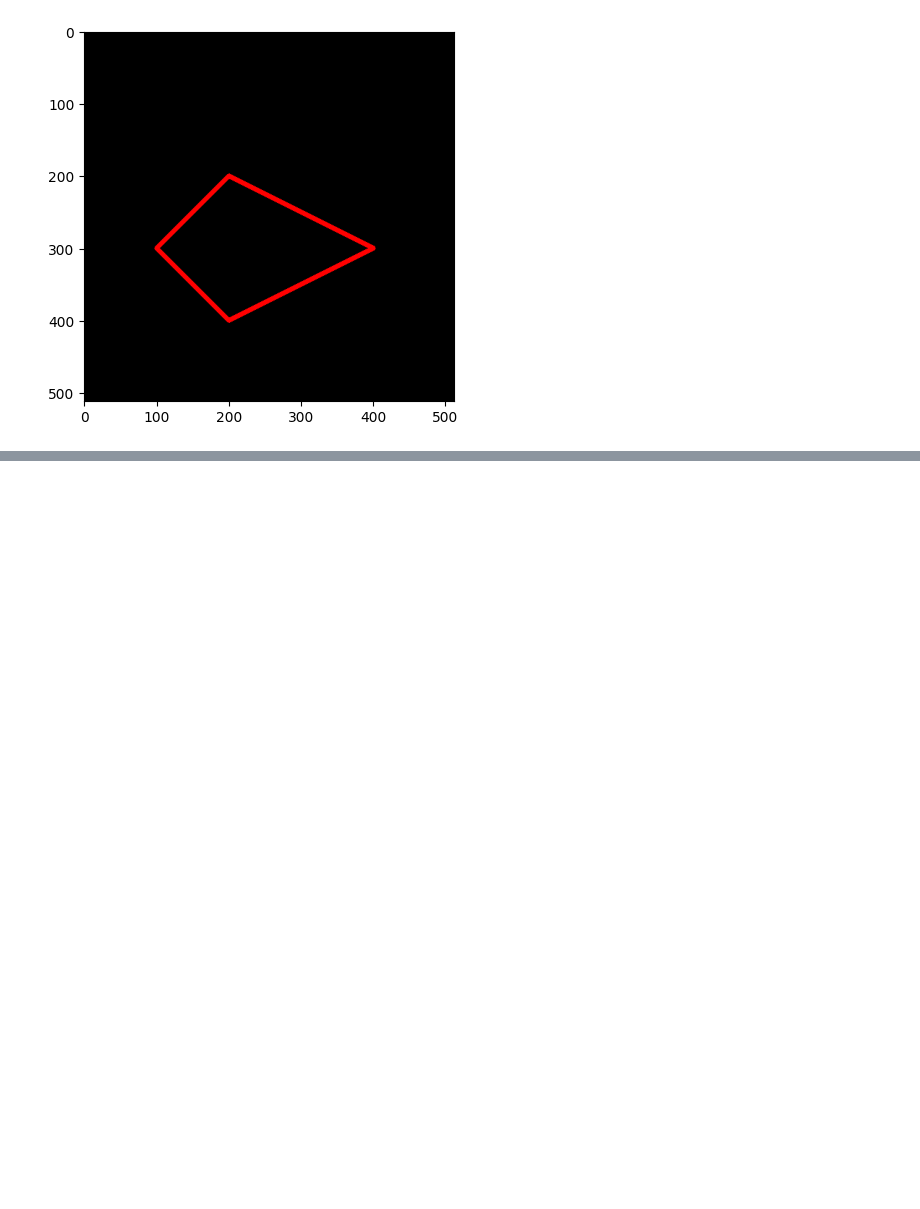
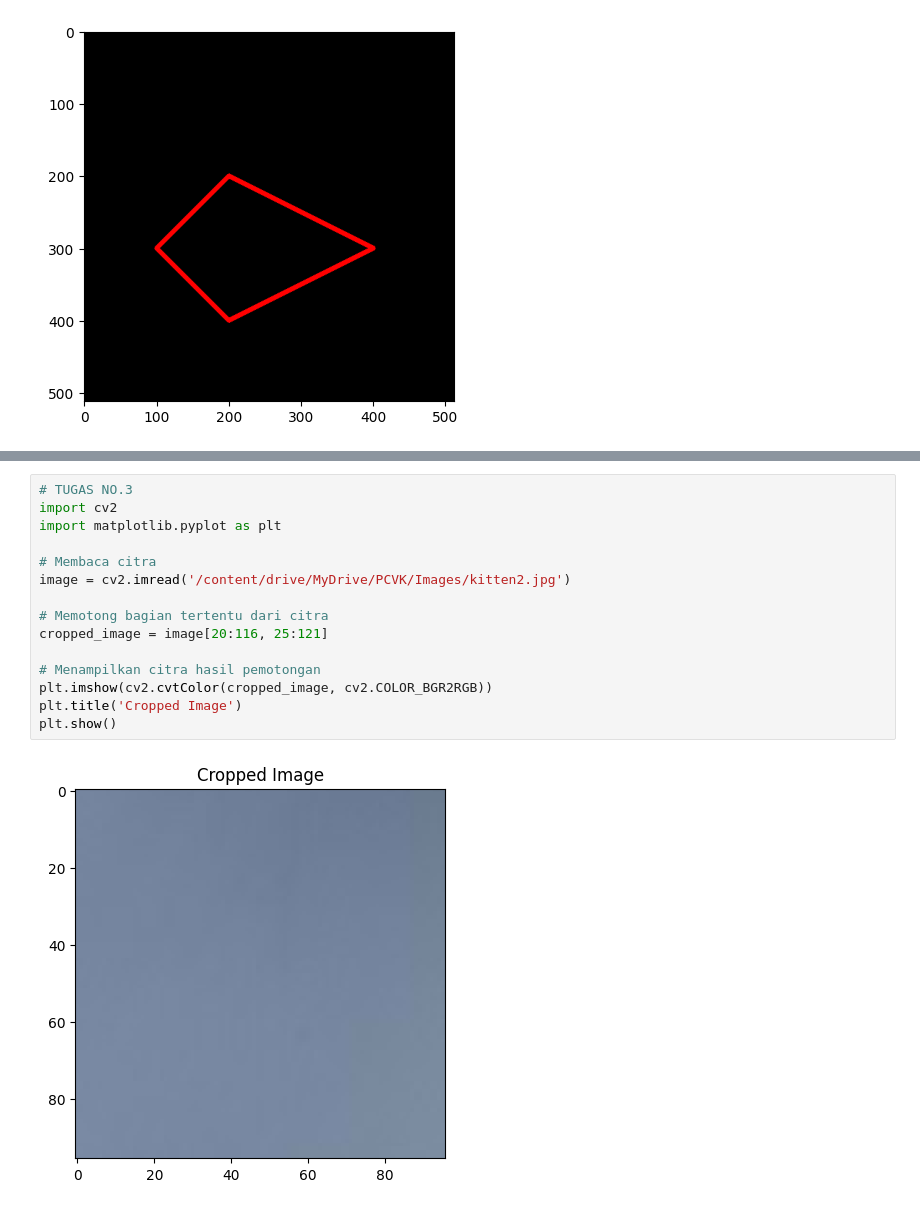
Before and after one commit to alfinasalsaa/PCVK, a Jupyter notebook: week2.ipynb, the cells around one changed output, grey strips where cells are left out. Drawn from its saved outputs; the diff is of its cells as text; blank space fills up the shorter version.

```diff
--- a/week2.ipynb
+++ b/week2.ipynb
@@ -131,0 +187,17 @@ plt.imshow(black_img2)
+# %%
+# TUGAS NO.3
+import cv2
+import matplotlib.pyplot as plt
+
+# Membaca citra
+image = cv2.imread('/content/drive/MyDrive/PCVK/Images/kitten2.jpg')
+
+# Memotong bagian tertentu dari citra
+cropped_image = image[20:116, 25:121]
+
+# Menampilkan citra hasil pemotongan
+plt.imshow(cv2.cvtColor(cropped_image, cv2.COLOR_BGR2RGB))
+plt.title('Cropped Image')
+plt.show()
+# %% [output]
+[figure, added]
```
Also changed, not shown: parts of 14 cells of this notebook.
